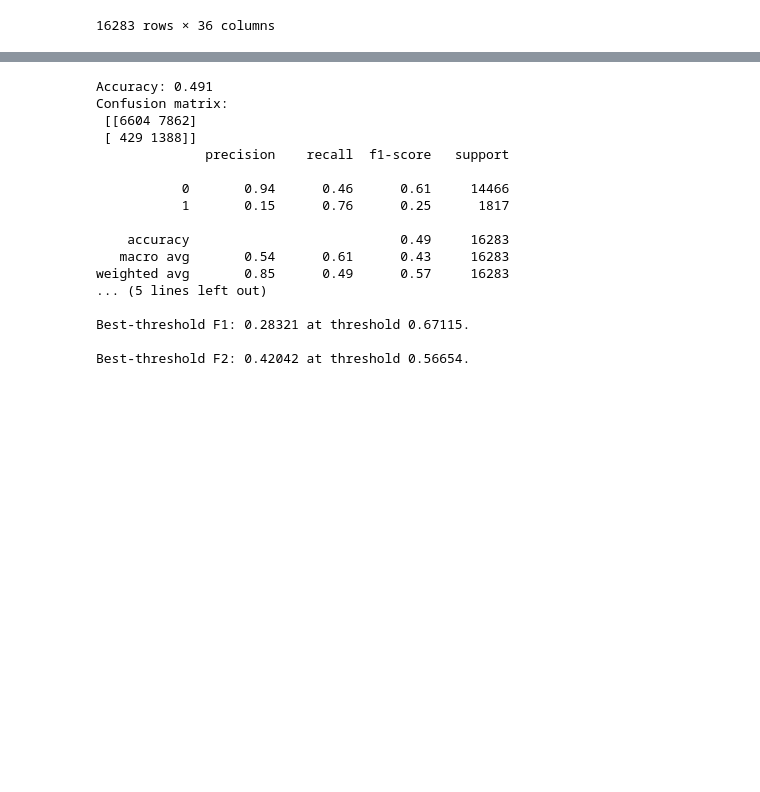
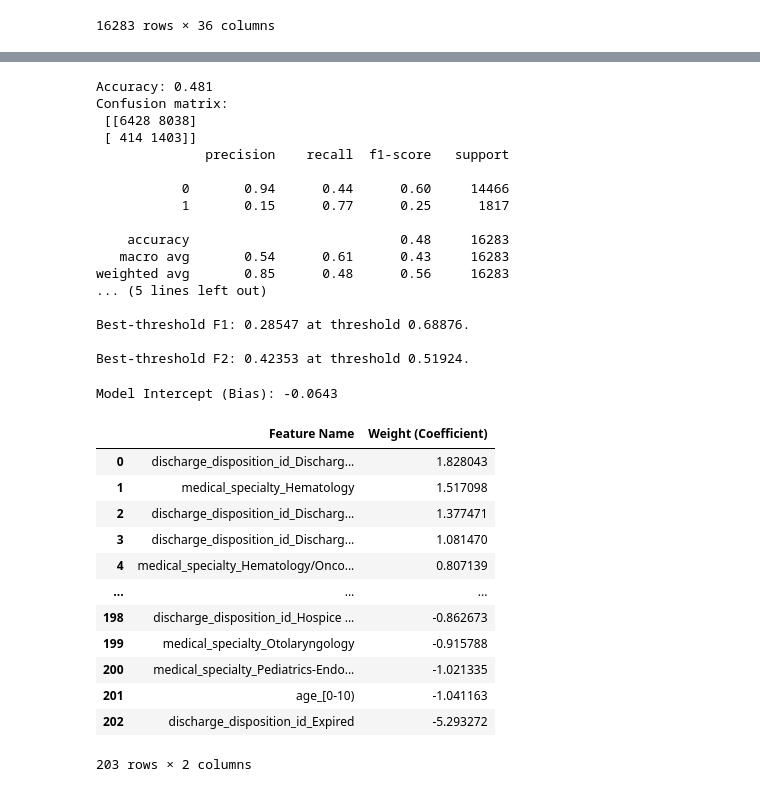
Before and after one commit to Erdos-Projects/fall-2026-hospital-readmission-for-diabetes, a Jupyter notebook: models/modeling_experiments_LogisticRegression.ipynb, the cells around one changed output, grey strips where cells are left out. Cells and saved outputs as stored; diff of their text form; code cells hidden in the pictures; blank space fills up the shorter version.

```diff
--- a/models/modeling_experiments_LogisticRegression.ipynb
+++ b/models/modeling_experiments_LogisticRegression.ipynb
@@ -188,21 +191,57 @@ Pipeline(steps=[('prep',
 # %%
 probs = clf.predict_proba(Xv)[:,1]
-score(yv, y_pred=None, proba=probs, threshold=0.56654)
+score(yv, y_pred=None, proba=probs, threshold=0.55631)
 # %% [output]
-Accuracy: 0.491
+Accuracy: 0.481
 Confusion matrix:
- [[6604 7862]
- [ 429 1388]]
+ [[6428 8038]
+ [ 414 1403]]
               precision    recall  f1-score   support
 
-           0       0.94      0.46      0.61     14466
-           1       0.15      0.76      0.25      1817
+           0       0.94      0.44      0.60     14466
+           1       0.15      0.77      0.25      1817
 
-    accuracy                           0.49     16283
+    accuracy                           0.48     16283
    macro avg       0.54      0.61      0.43     16283
-weighted avg       0.85      0.49      0.57     16283
+weighted avg       0.85      0.48      0.56     16283
 ... (5 lines left out)
 
-Best-threshold F1: 0.28321 at threshold 0.67115.
+Best-threshold F1: 0.28547 at threshold 0.68876.
 
-Best-threshold F2: 0.42042 at threshold 0.56654.
+Best-threshold F2: 0.42353 at threshold 0.51924.
+# %%
+# The following code reports the weights and the feature names.
+
+prep, model = clf.named_steps["prep"], clf.named_steps["model"]
+
+def names_from(t, c):
+    c = list(Xt.columns[c]) if isinstance(c, slice) else [c] if isinstance(c, str) else list(c)
+    for s in reversed([s for _, s in t.steps] if hasattr(t, "steps") else [t]):
+        for m in ("get_feature_names_out", "get_feature_names"):
+            for a in ((c,), ()):
+                try: return list(getattr(s, m)(*a))
+                except Exception: pass
+    return c  # passthrough / 1:1 transformer
+
+names = [n for k, t, c in prep.transformers_ if not (isinstance(t, str) and t == "drop")
+         for n in names_from(t, [Xt.columns[i] for i in c] if k == "remainder" and isinstance(t, str) else c)]
+
+print(f"Model Intercept (Bias): {model.intercept_[0]:.4f}\n")
+
+weights_df = pd.DataFrame({"Feature Name": names, "Weight (Coefficient)": model.coef_[0]}).sort_values("Weight (Coefficient)", ascending=False, ignore_index=True)
+display(weights_df)
+# %% [output]
+Model Intercept (Bias): -0.0643
+|  | Feature Name | Weight (Coefficient) |
+| 0 | discharge_disposition_id_Discharg... | 1.828043 |
+| 1 | medical_specialty_Hematology | 1.517098 |
+| 2 | discharge_disposition_id_Discharg... | 1.377471 |
+| 3 | discharge_disposition_id_Discharg... | 1.081470 |
+| 4 | medical_specialty_Hematology/Onco... | 0.807139 |
+| ... | ... | ... |
+| 198 | discharge_disposition_id_Hospice ... | -0.862673 |
+| 199 | medical_specialty_Otolaryngology | -0.915788 |
+| 200 | medical_specialty_Pediatrics-Endo... | -1.021335 |
+| 201 | age_[0-10) | -1.041163 |
+| 202 | discharge_disposition_id_Expired | -5.293272 |
+203 rows × 2 columns
```
Also changed, not shown: parts of 9 cells of this notebook.
